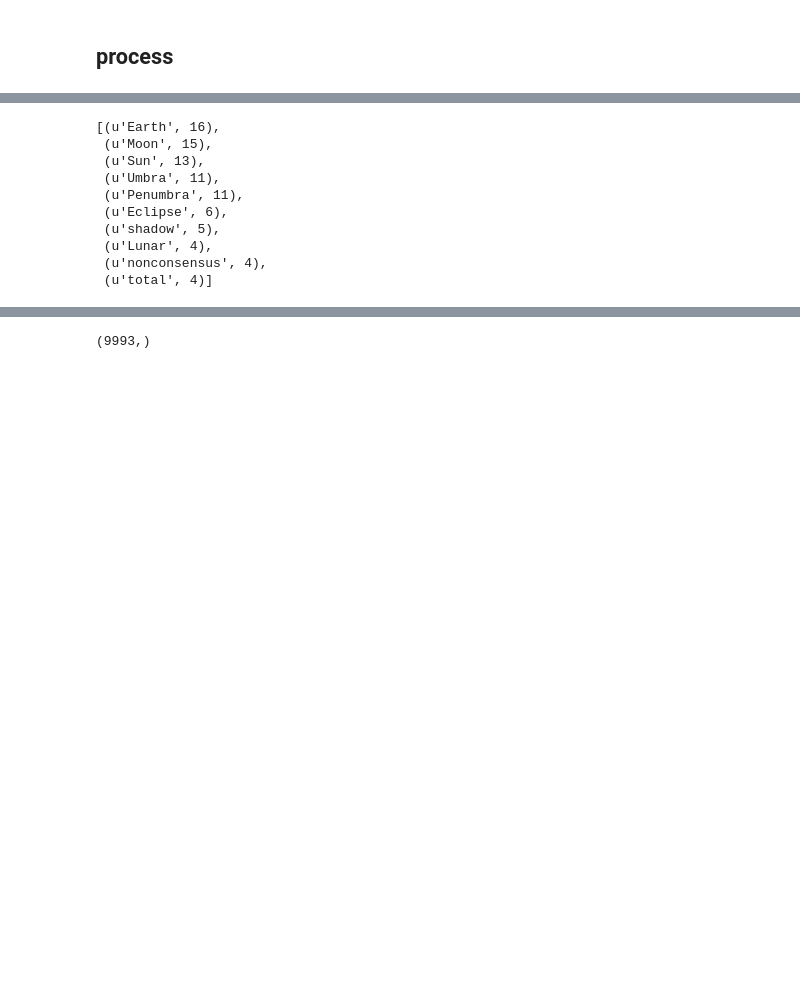
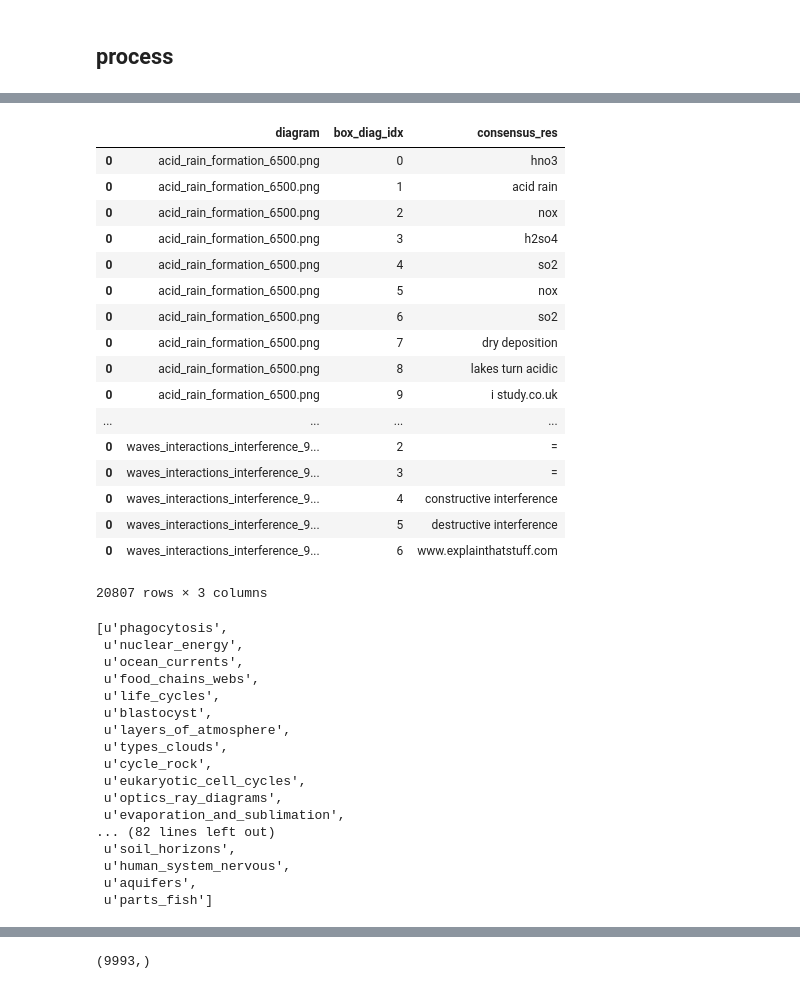
Before and after one commit to drschwenk/turk_processing, a Jupyter notebook: mturk_diagram_recognition.ipynb, the cells around one changed output, grey strips where cells are left out. Cells and saved outputs as stored; diff of their text form; code cells hidden in the pictures; blank space fills up the shorter version.

Commit message:
working on recognition consensus

```diff
--- a/mturk_diagram_recognition.ipynb
+++ b/mturk_diagram_recognition.ipynb
@@ -312,12 +324,31 @@ results_df.head(2)
 # %%
+from scipy.stats.mstats import mode
+noncon = []
 def most_common_strict(image_response):
     """
     returns the consensus response of the three raw response strings for a given image
     """
-    from scipy.stats.mstats import mode
     most_common = image_response[1]['raw_text'].mode()
     if most_common.empty:
         most_common = 'nonconsensus'
+        noncon.append(image_response[1]['raw_text'])
+    else:
+        most_common = most_common.values[0]
+    return most_common
+
+def most_common_lax(image_response, strings_denoting_missing_image=None):
+    """
+    returns the consensus response after stripping white space and converting the reponses to lower case
+    """
+    simple_sanitizer = lambda x : x.lower().strip().lstrip()
+    ind_responses = image_response[1]['raw_text'].values
+    probobly_blanks = [response for response in ind_responses if response in strings_denoting_missing_image]
+    if probobly_blanks:
+        return 'skip'
+    most_common = image_response[1]['raw_text'].apply(simple_sanitizer).mode()
+    if most_common.empty:
+        most_common = 'nonconsensus'
+        noncon.append(image_response[1]['raw_text'])
     else:
         most_common = most_common.values[0]
     return most_common
@@ -329,7 +360,9 @@ def find_transcriptions_matches(batch_results_df, response_matcher):
     agreed_responses = pd.DataFrame()
     for image_response in batch_results_df.groupby(['diagram', 'box_diag_idx']):
         diagram_and_idx = image_response[0]
-        most_common = response_matcher(image_response)
+        most_common = response_matcher(image_response, strings_denoting_missing_image)
+        if most_common == 'skip':
+            continue
         this_row = pd.DataFrame(list(diagram_and_idx) + [most_common]).T
 #         print this_row
         agreed_responses = pd.concat([agreed_responses, this_row])
@@ -354,0 +377,2 @@ transcription_results.describe()
+# %%
+transcription_results_lax = find_transcriptions_matches(results_df, most_common_lax)
@@ -355 +469,22 @@ transcription_results.describe()
+# %%
+transcription_results_lax
+# %% [output]
+|  | diagram | box_diag_idx | consensus_res |
+| 0 | acid_rain_formation_6500.png | 0 | hno3 |
+| 0 | acid_rain_formation_6500.png | 1 | acid rain |
+| 0 | acid_rain_formation_6500.png | 2 | nox |
+| 0 | acid_rain_formation_6500.png | 3 | h2so4 |
+| 0 | acid_rain_formation_6500.png | 4 | so2 |
+| 0 | acid_rain_formation_6500.png | 5 | nox |
+| 0 | acid_rain_formation_6500.png | 6 | so2 |
+| 0 | acid_rain_formation_6500.png | 7 | dry deposition |
+| 0 | acid_rain_formation_6500.png | 8 | lakes turn acidic |
+| 0 | acid_rain_formation_6500.png | 9 | i study.co.uk |
+| ... | ... | ... | ... |
+| 0 | waves_interactions_interference_9... | 2 | = |
+| 0 | waves_interactions_interference_9... | 3 | = |
+| 0 | waves_interactions_interference_9... | 4 | constructive interference |
+| 0 | waves_interactions_interference_9... | 5 | destructive interference |
+| 0 | waves_interactions_interference_9... | 6 | www.explainthatstuff.com |
+20807 rows × 3 columns
 # %%
@@ -375,15 +510,22 @@ for topic, cons_res in transcription_results.groupby('topic'):
     topic_common = make_topic_corpus(cons_res['consensus_res'])
     top_terms_by_topic[topic] = topic_common
 # %%
-top_terms_by_topic['earth_eclipses']
+top_terms_by_topic.keys()
 # %% [output]
-[(u'Earth', 16),
- (u'Moon', 15),
- (u'Sun', 13),
- (u'Umbra', 11),
- (u'Penumbra', 11),
- (u'Eclipse', 6),
- (u'shadow', 5),
- (u'Lunar', 4),
- (u'nonconsensus', 4),
- (u'total', 4)]
+[u'phagocytosis',
+ u'nuclear_energy',
+ u'ocean_currents',
+ u'food_chains_webs',
+ u'life_cycles',
+ u'blastocyst',
+ u'layers_of_atmosphere',
+ u'types_clouds',
+ u'cycle_rock',
+ u'eukaryotic_cell_cycles',
+ u'optics_ray_diagrams',
+ u'evaporation_and_sublimation',
+... (82 lines left out)
+ u'soil_horizons',
+ u'human_system_nervous',
+ u'aquifers',
+ u'parts_fish']
```
Also changed, not shown: parts of 47 cells of this notebook, 1 other file.
